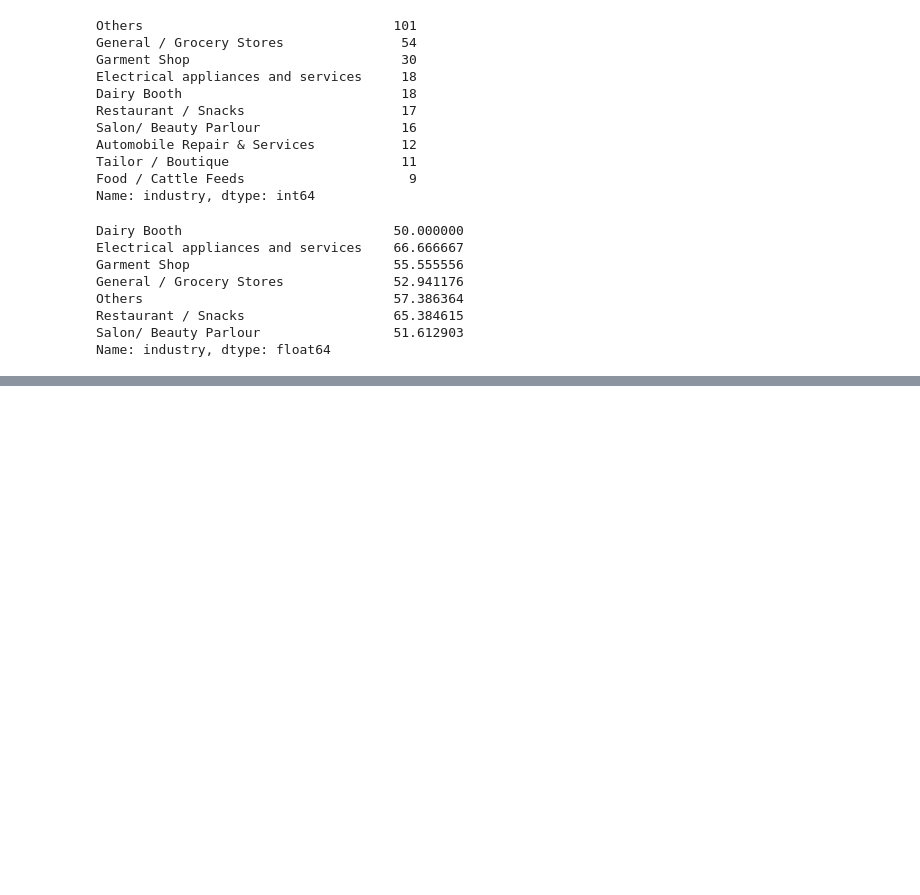
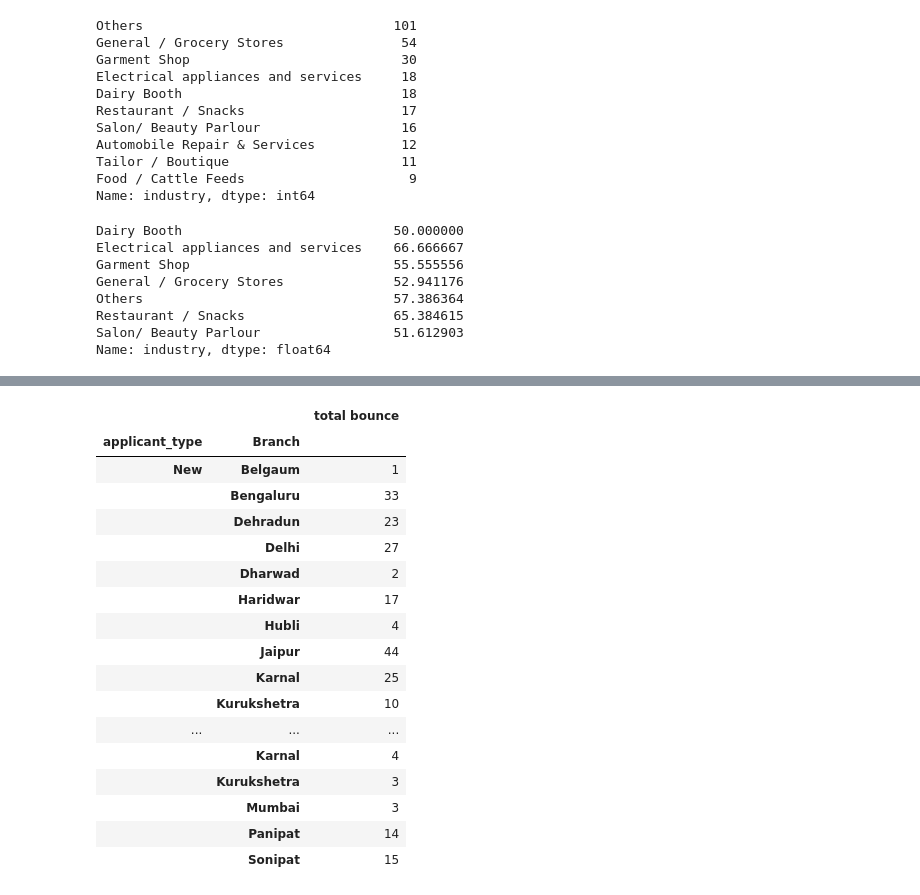
Before and after one commit to ash-captain26/githubtest, a Jupyter notebook: Untitled.ipynb, the cells around one changed output, grey strips where cells are left out. Saved outputs shown, nothing was run; the diff lists cells and outputs as text; code cells hidden in the pictures; blank space fills up the shorter version.

```diff
--- a/Untitled.ipynb
+++ b/Untitled.ipynb
@@ -151,0 +216,21 @@ Name: industry, dtype: float64
+# %%
+df_para_age.groupby(['applicant_type','Branch']).agg({'total bounce':'count'})
+# %% [output]
+|  |  | total bounce |
+| applicant_type | Branch |  |
+| New | Belgaum | 1 |
+|  | Bengaluru | 33 |
+|  | Dehradun | 23 |
+|  | Delhi | 27 |
+|  | Dharwad | 2 |
+|  | Haridwar | 17 |
+|  | Hubli | 4 |
+|  | Jaipur | 44 |
+|  | Karnal | 25 |
+|  | Kurukshetra | 10 |
+| ... | ... | ... |
+|  | Karnal | 4 |
+|  | Kurukshetra | 3 |
+|  | Mumbai | 3 |
+|  | Panipat | 14 |
+|  | Sonipat | 15 |
```
Also changed, not shown: parts of 11 cells of this notebook.
